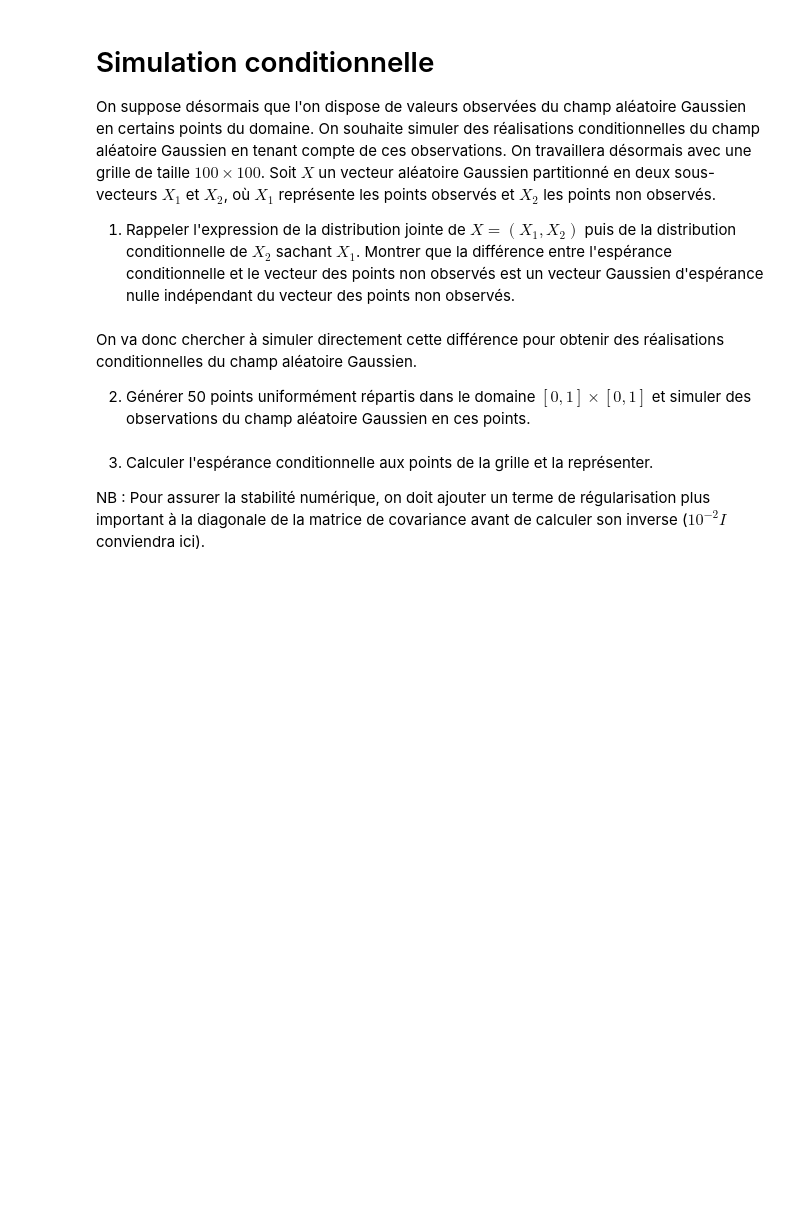
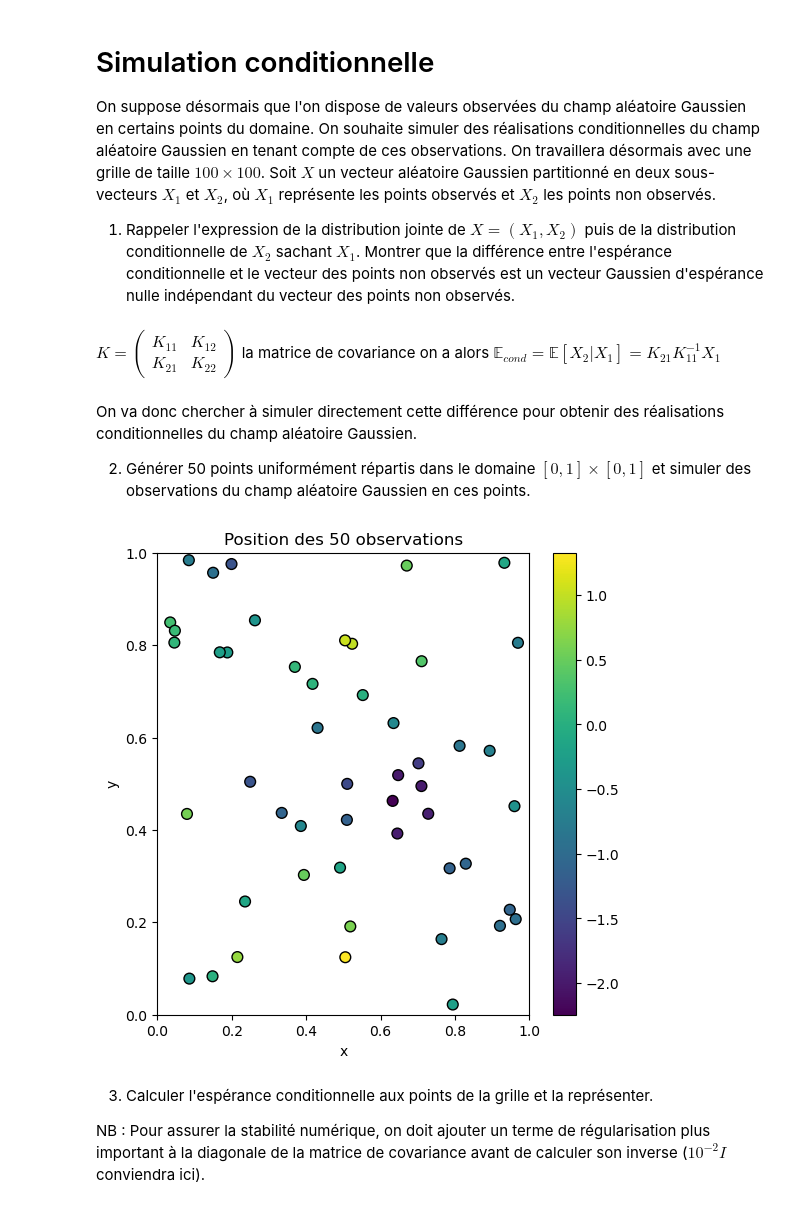
Before and after one commit to lduvallaude/projet-numerique-de-probabilites, a Jupyter notebook: Projet_proba.ipynb, the cells around one changed output. Saved outputs shown, nothing was run; the diff lists cells and outputs as text; code cells hidden in the pictures; blank space fills up the shorter version.

```diff
--- a/Projet_proba.ipynb
+++ b/Projet_proba.ipynb
@@ -330,10 +350,45 @@ On suppose désormais que l'on dispose de valeurs observées du champ aléatoire
 Soit $X$ un vecteur aléatoire Gaussien partitionné en deux sous-vecteurs $X_1$ et $X_2$, où $X_1$ représente les points observés et $X_2$ les points non observés.
 
 1. Rappeler l'expression de la distribution jointe de $X = (X_1, X_2)$ puis de la distribution conditionnelle de $X_2$ sachant $X_1$. Montrer que la différence entre l'espérance conditionnelle et le vecteur des points non observés est un vecteur Gaussien d'espérance nulle indépendant du vecteur des points non observés.
+# %% [markdown]
+$K = \begin{pmatrix}
+K_{11} & K_{12} \\
+K_{21} & K_{22}
+\end{pmatrix} $ la matrice de covariance on a alors $\mathbb{E}_{cond} = \mathbb{E}[X_2|X_1] = K_{21} K_{11}^{-1} X_1 $
 # %% [markdown]
 On va donc chercher à simuler directement cette différence pour obtenir des réalisations conditionnelles du champ aléatoire Gaussien.
 
 2. Générer 50 points uniformément répartis dans le domaine  $[0, 1] \times [0, 1]$ et simuler des observations du champ aléatoire Gaussien en ces points.
+# %%
+
+sigma2 = 1.0
+a = 0.05
+grid_size = 100
+nb_obs = 50
+
+obs_coords = np.random.uniform(0, 1, size=(nb_obs, 2))
+distances = distance_matrix(obs_coords, obs_coords)
+
+
+K11 = matrice_covariance_gaussienne(distances, sigma2, a)
+
+
+L1 = np.linalg.cholesky(K11 + 1e-10 * np.eye(nb_obs))
+u_vec = np.random.normal(size=nb_obs)
+obs_values = np.dot(L1, u_vec)
+
+plt.figure(figsize=(6, 6))
+plt.scatter(obs_coords[:, 0], obs_coords[:, 1], c=obs_values, cmap="viridis", s=60, edgecolors='black')
+
+plt.colorbar()
+plt.title(f"Position des {nb_obs} observations")
+plt.xlabel("x")
+plt.ylabel("y")
+plt.xlim(0, 1)
+plt.ylim(0, 1)
+plt.show()
+# %% [output]
+[figure, added]
 # %% [markdown]
 
 3. Calculer l'espérance conditionnelle aux points de la grille et la représenter.
```
Also changed, not shown: parts of 3 cells of this notebook, 1 other file.
